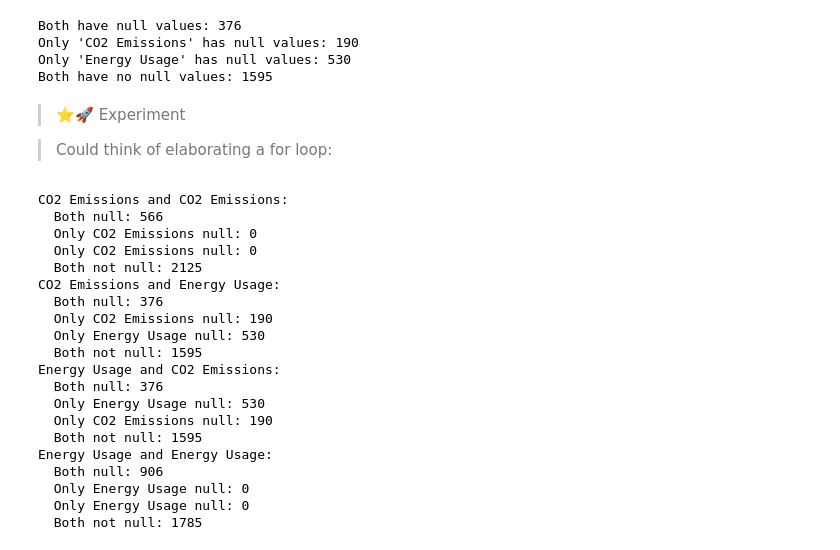
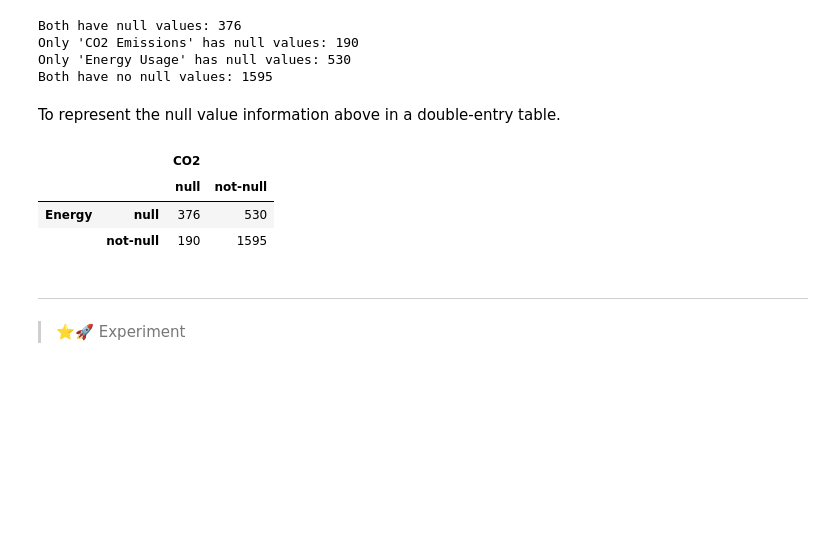
Before and after one commit to JungleKiosk/py_Global_Energy, a Jupyter notebook: py_Global_NRG.ipynb, the cells around one changed output. Drawn from its saved outputs; the diff is of its cells as text; code cells hidden in the pictures; blank space fills up the shorter version.

```diff
--- a/py_Global_NRG.ipynb
+++ b/py_Global_NRG.ipynb
@@ -179,46 +179,26 @@ Both have null values: 376
 Only 'CO2 Emissions' has null values: 190
 Only 'Energy Usage' has null values: 530
 Both have no null values: 1595
-# %% [markdown]
-> ⭐🚀 Experiment
-
-> Could think of elaborating a for loop:
-# %%
-check_col = ['CO2 Emissions', 'Energy Usage']
-
-for column1 in check_col:
-    for column2 in check_col:
-        null_both = df[df[column1].isna() & df[column2].isna()].shape[0]
-        null_column1 = df[df[column1].isna() & df[column2].notna()].shape[0]
-        null_column2 = df[df[column1].notna() & df[column2].isna()].shape[0]
-        not_null_both = df[df[column1].notna() & df[column2].notna()].shape[0]
-
-        color1 = '\033[31m' if column1 == 'CO2 Emissions' else '\033[34m'  # red o blue
-        color2 = '\033[31m' if column2 == 'CO2 Emissions' else '\033[34m'  # red o blue
-
-        print(color1 + f"{column1}" + '\033[0m' + " and " + color2 + f"{column2}:" + '\033[0m')
-        print(f"  Both null: {null_both}")
-        print(f"  Only {column1} null: {null_column1}")
-        print(f"  Only {column2} null: {null_column2}")
-        print(f"  Both not null: {not_null_both}")
-# %% [output]
-CO2 Emissions and CO2 Emissions:
-  Both null: 566
-  Only CO2 Emissions null: 0
-  Only CO2 Emissions null: 0
-  Both not null: 2125
-CO2 Emissions and Energy Usage:
-  Both null: 376
-  Only CO2 Emissions null: 190
-  Only Energy Usage null: 530
-  Both not null: 1595
-Energy Usage and CO2 Emissions:
-  Both null: 376
-  Only Energy Usage null: 530
-  Only CO2 Emissions null: 190
-  Both not null: 1595
-Energy Usage and Energy Usage:
-  Both null: 906
-  Only Energy Usage null: 0
-  Only Energy Usage null: 0
-  Both not null: 1785
+# %% [markdown]
+To represent the null value information above in a double-entry table.
+# %%
+co2_nrg_00 = df[df['CO2 Emissions'].isna() & df['Energy Usage'].isna()].shape[0]
+co2_nrg_10 = df[df['CO2 Emissions'].notna() & df['Energy Usage'].isna()].shape[0]
+co2_nrg_01 = df[df['CO2 Emissions'].isna() & df['Energy Usage'].notna()].shape[0]
+co2_nrg_11 = df[df['CO2 Emissions'].notna() & df['Energy Usage'].notna()].shape[0]
+pd.DataFrame([[co2_nrg_00, co2_nrg_10],
+              [co2_nrg_01, co2_nrg_11]],
+    columns=[['CO2', 'CO2'],
+             ['null','not-null']],
+    index=[['Energy', 'Energy'],
+           ['null','not-null']]
+)
+# %% [output]
+|  |  | CO2 |  |
+|  |  | null | not-null |
+| Energy | null | 376 | 530 |
+|  | not-null | 190 | 1595 |
+# %% [markdown]
+-----------------------------------------------------------------------------
+# %% [markdown]
+> ⭐🚀 Experiment
```
Also changed, not shown: parts of 5 cells of this notebook.
